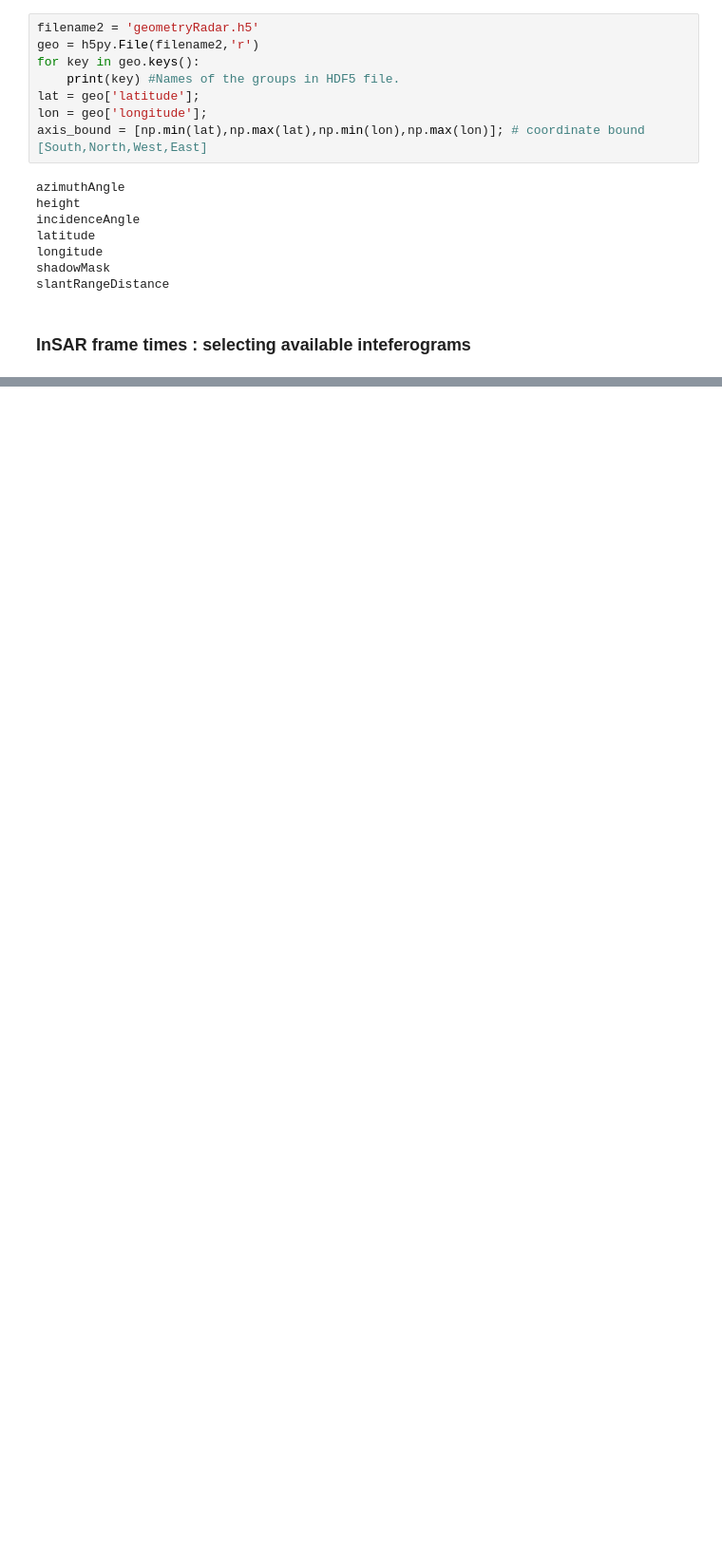
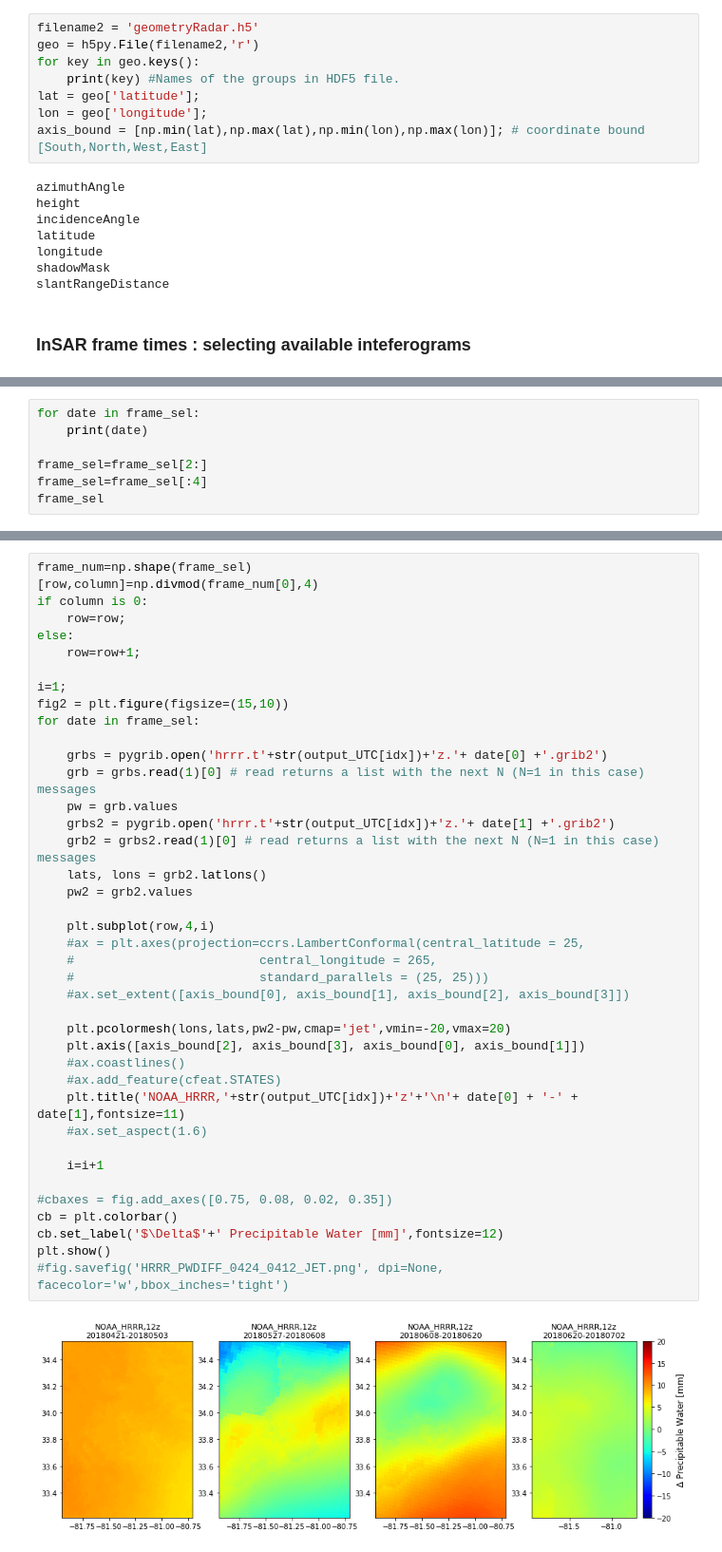
Before and after one commit to weiming9115/Working-Space, a Jupyter notebook: HRRR_sentinel.ipynb, the cells around one changed output, grey strips where cells are left out. Shown at 95% size. Drawn from its saved outputs; the diff is of its cells as text; blank space fills up the shorter version.

```diff
--- a/HRRR_sentinel.ipynb
+++ b/HRRR_sentinel.ipynb
@@ -267,0 +122,7 @@ date.value
+# %%
+for date in frame_sel:
+    print(date)
+
+frame_sel=frame_sel[2:]
+frame_sel=frame_sel[:4]
+frame_sel
@@ -267,0 +154,42 @@ date.value
+# %%
+frame_num=np.shape(frame_sel)
+[row,column]=np.divmod(frame_num[0],4)
+if column is 0:
+    row=row;
+else:
+    row=row+1;
+
+i=1;
+fig2 = plt.figure(figsize=(15,10))
+for date in frame_sel:
+
+    grbs = pygrib.open('hrrr.t'+str(output_UTC[idx])+'z.'+ date[0] +'.grib2')
+    grb = grbs.read(1)[0] # read returns a list with the next N (N=1 in this case) messages
+    pw = grb.values
+    grbs2 = pygrib.open('hrrr.t'+str(output_UTC[idx])+'z.'+ date[1] +'.grib2')
+    grb2 = grbs2.read(1)[0] # read returns a list with the next N (N=1 in this case) messages
+    lats, lons = grb2.latlons()
+    pw2 = grb2.values
+
+    plt.subplot(row,4,i)
+    #ax = plt.axes(projection=ccrs.LambertConformal(central_latitude = 25,
+    #                         central_longitude = 265,
+    #                         standard_parallels = (25, 25)))
+    #ax.set_extent([axis_bound[0], axis_bound[1], axis_bound[2], axis_bound[3]])
+
+    plt.pcolormesh(lons,lats,pw2-pw,cmap='jet',vmin=-20,vmax=20)
+    plt.axis([axis_bound[2], axis_bound[3], axis_bound[0], axis_bound[1]])
+    #ax.coastlines()
+    #ax.add_feature(cfeat.STATES)
+    plt.title('NOAA_HRRR,'+str(output_UTC[idx])+'z'+'\n'+ date[0] + '-' +  date[1],fontsize=11)
+    #ax.set_aspect(1.6)
+
+    i=i+1
+
+#cbaxes = fig.add_axes([0.75, 0.08, 0.02, 0.35])
+cb = plt.colorbar()
+cb.set_label('$\Delta$'+' Precipitable Water [mm]',fontsize=12)
+plt.show()
+#fig.savefig('HRRR_PWDIFF_0424_0412_JET.png', dpi=None, facecolor='w',bbox_inches='tight')
+# %% [output]
+[figure, added]
```
Also changed, not shown: parts of 27 cells of this notebook.
